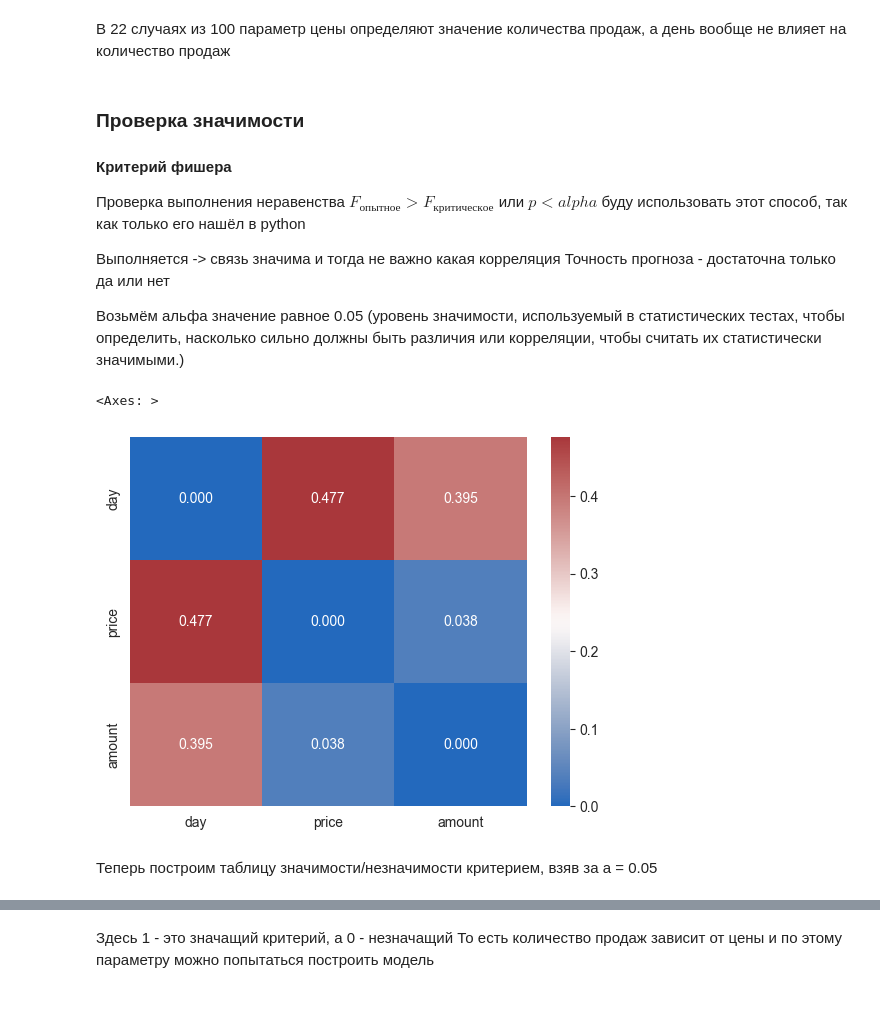
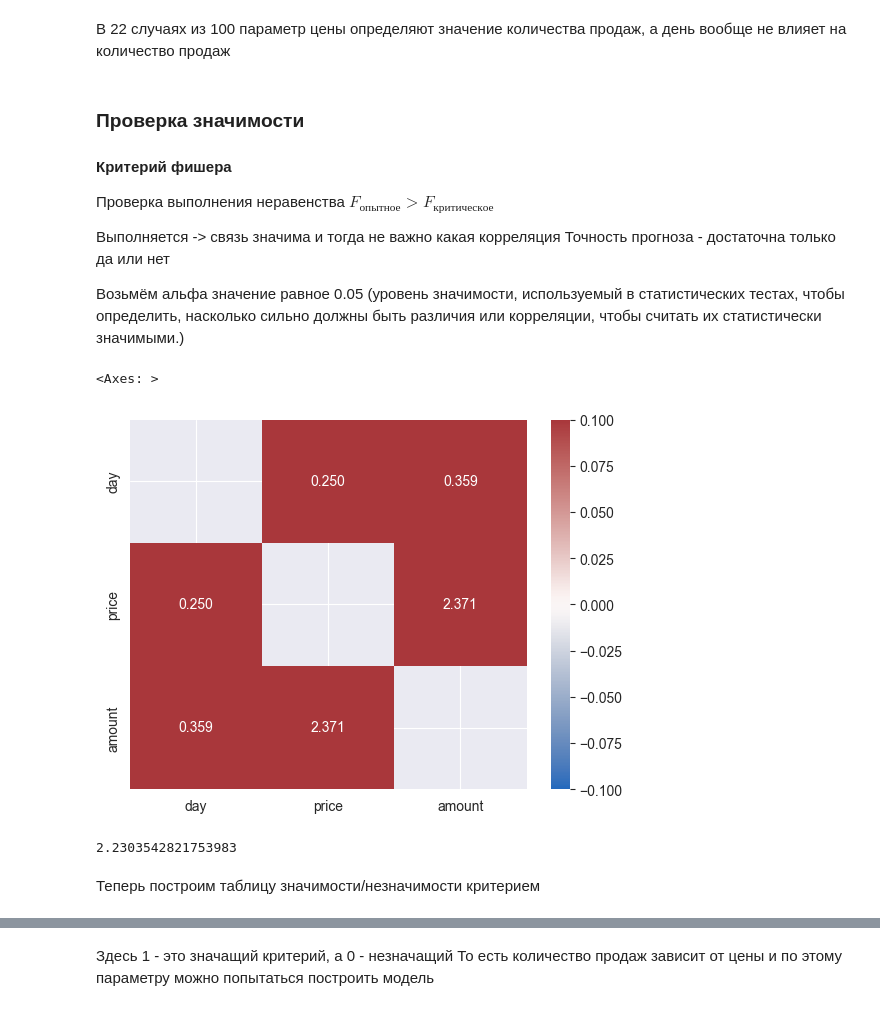
Before and after one commit to Vdmrl/HSE-DS, a Jupyter notebook: ds_sem5.ipynb, the cells around one changed output, grey strips where cells are left out. Drawn from its saved outputs; the diff is of its cells as text; code cells hidden in the pictures.

```diff
--- a/ds_sem5.ipynb
+++ b/ds_sem5.ipynb
@@ -78,7 +78,6 @@ sns.heatmap(df.corr()**2, cmap="vlag", annot=True, fmt="0.2f");
 #### Критерий фишера
 Проверка выполнения неравенства
 $F_{опытное} > F_{критическое}$
-или $p < alpha$ буду использовать этот способ, так как только его нашёл в python
 
 Выполняется -> связь значима
 и тогда не важно какая корреляция
@@ -88,18 +87,29 @@ $F_{опытное} > F_{критическое}$
 Возьмём альфа значение равное 0.05
 (уровень значимости, используемый в статистических тестах, чтобы определить, насколько сильно должны быть различия или корреляции, чтобы считать их статистически значимыми.)
 # %%
-p_values = pd.DataFrame(index=df.columns, columns=df.columns)
-
-# p-значения
+f_ops = pd.DataFrame(index=df.columns, columns=df.columns)
+determ = df.corr()**2
+m = 2
+n = 20
+# оп
 for i in df.columns:
     for j in df.columns:
-        corr, p_val = pearsonr(df[i], df[j])
-        p_values.loc[i, j] = p_val
+        f_op = determ.loc[i, j]/(1-determ.loc[i, j]) * ((n - m - 1) / m)
+        f_ops.loc[i, j] = f_op
 
-p_values = p_values.astype(float)
-sns.heatmap(p_values, cmap="vlag", annot=True, fmt="0.3f")
+f_ops = f_ops.astype(float)
+sns.heatmap(f_ops, cmap="vlag", annot=True, fmt="0.3f")
 # %% [output]
 <Axes: >
-[figure, old version]
+[figure, new version]
+# %%
+# критическое
+a = 0.05
+m = 2
+n = len(df)
+critical = scipy.stats.f.ppf(q=1-a, dfn = n, dfd = n-m-1)
+critical
+# %% [output]
+2.2303542821753983
 # %% [markdown]
-Теперь построим таблицу значимости/незначимости критерием, взяв за a = 0.05
+Теперь построим таблицу значимости/незначимости критерием
```
Also changed, not shown: parts of 4 cells of this notebook, 1 other file.
